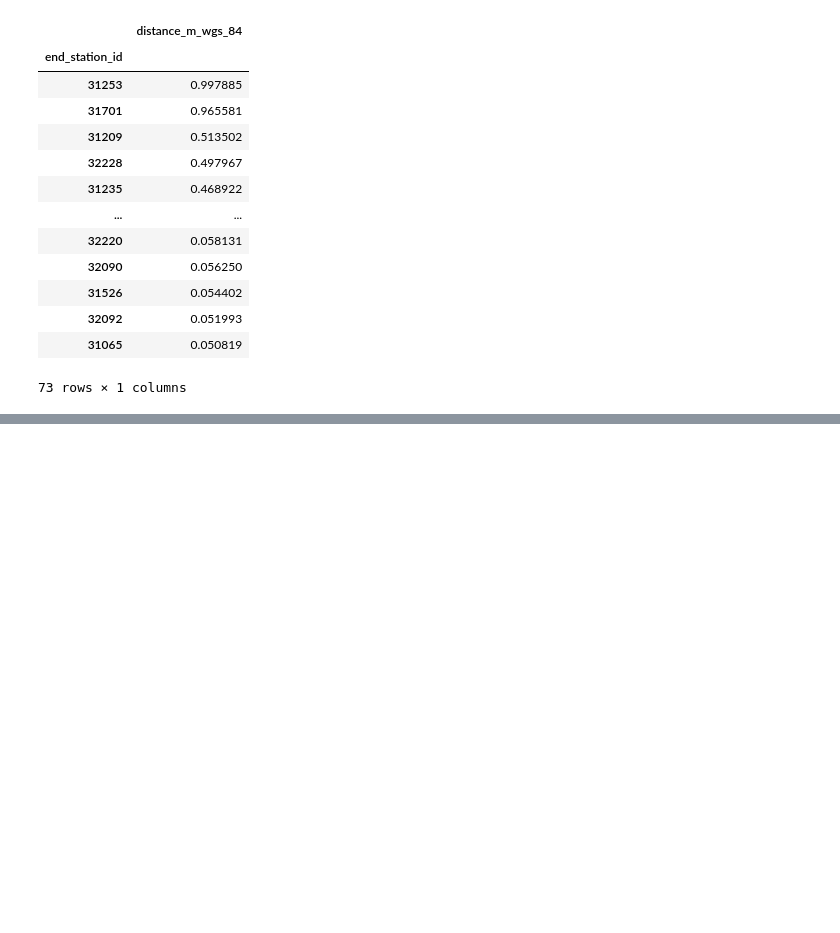
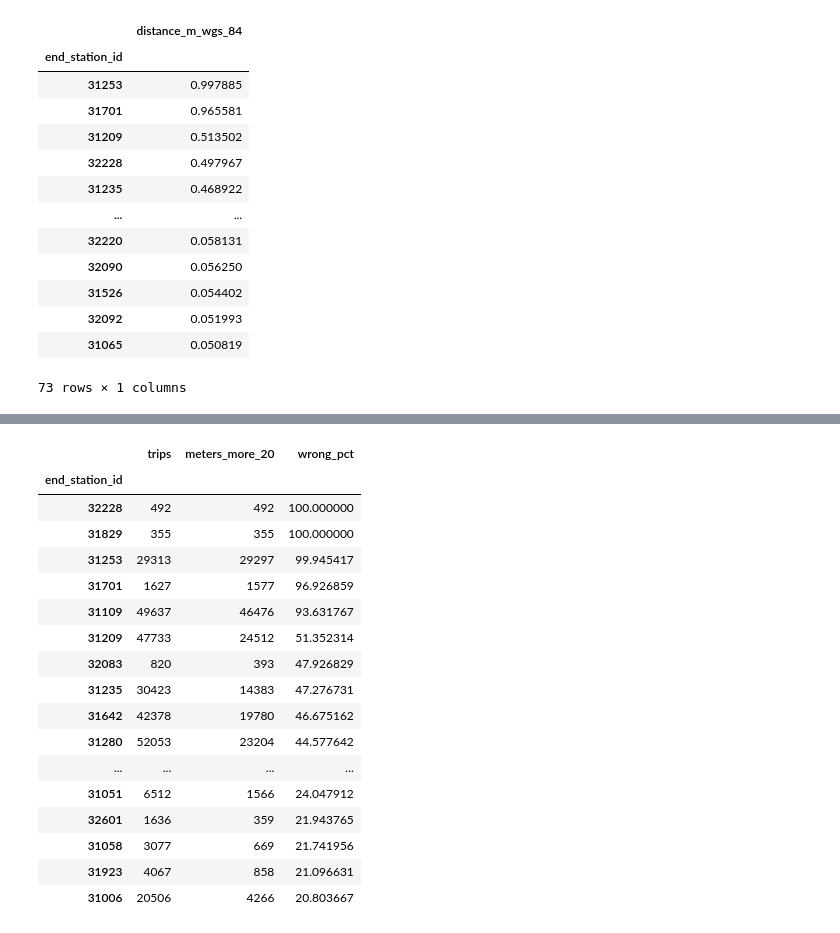
Before and after one commit to sheshukoff/analyze_bike_share, a Jupyter notebook: stages_of_analysis/5_data_analysis/1st_group_rebalance/3_hypothesis.ipynb, the cells around one changed output, grey strips where cells are left out. Saved outputs shown, nothing was run; the diff lists cells and outputs as text; code cells hidden in the pictures; blank space fills up the shorter version.

```diff
--- a/stages_of_analysis/5_data_analysis/1st_group_rebalance/3_hypothesis.ipynb
+++ b/stages_of_analysis/5_data_analysis/1st_group_rebalance/3_hypothesis.ipynb
@@ -353,0 +342,11 @@ wrong_parking[wrong_parking['distance_m_wgs_84'] > 0.05]
+# %%
+wrong_parking_station = (
+    daily_rent_detail.groupby("end_station_id")
+    .agg(
+        trips=("distance_m_wgs_84", "size"),
+        meters_more_20=("distance_m_wgs_84", lambda s: (s > 10).sum()),
+        wrong_pct=("distance_m_wgs_84", lambda s: (s > 10).mean() * 100),
+    )
+    .sort_values("wrong_pct", ascending=False)
+)
+wrong_parking_station
@@ -353,0 +368,21 @@ wrong_parking[wrong_parking['distance_m_wgs_84'] > 0.05]
+# %%
+wrong_parking_station[wrong_parking_station['wrong_pct'] > 20]
+# %% [output]
+|  | trips | meters_more_20 | wrong_pct |
+| end_station_id |  |  |  |
+| 32228 | 492 | 492 | 100.000000 |
+| 31829 | 355 | 355 | 100.000000 |
+| 31253 | 29313 | 29297 | 99.945417 |
+| 31701 | 1627 | 1577 | 96.926859 |
+| 31109 | 49637 | 46476 | 93.631767 |
+| 31209 | 47733 | 24512 | 51.352314 |
+| 32083 | 820 | 393 | 47.926829 |
+| 31235 | 30423 | 14383 | 47.276731 |
+| 31642 | 42378 | 19780 | 46.675162 |
+| 31280 | 52053 | 23204 | 44.577642 |
+| ... | ... | ... | ... |
+| 31051 | 6512 | 1566 | 24.047912 |
+| 32601 | 1636 | 359 | 21.943765 |
+| 31058 | 3077 | 669 | 21.741956 |
+| 31923 | 4067 | 858 | 21.096631 |
+| 31006 | 20506 | 4266 | 20.803667 |
```
Also changed, not shown: parts of 18 cells of this notebook.
